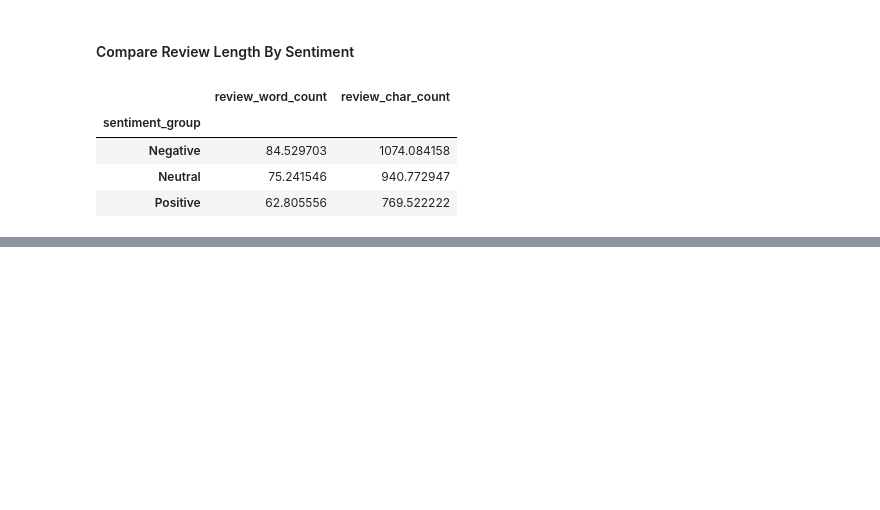
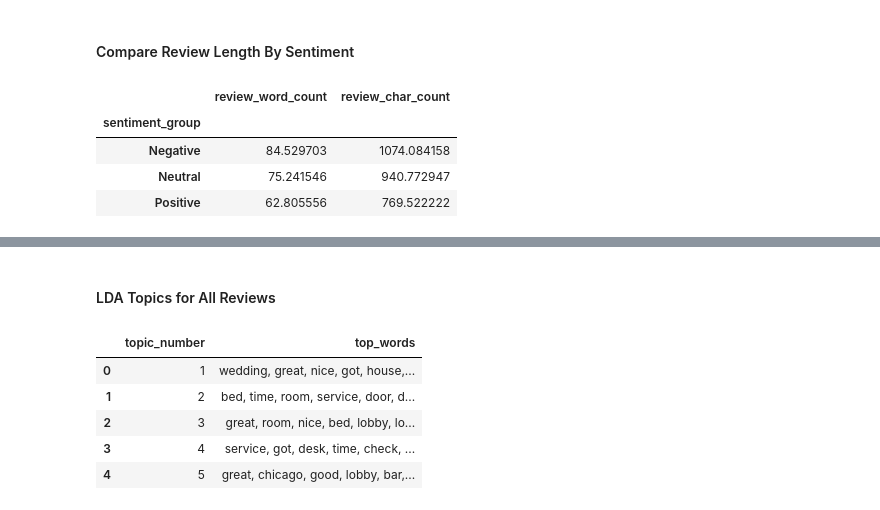
Before and after one commit to jtmcginley123/languageanalytics, a Jupyter notebook: Jackie/data-exploration.ipynb, the cells around one changed output, grey strips where cells are left out. Drawn from its saved outputs; the diff is of its cells as text; code cells hidden in the pictures; blank space fills up the shorter version.

```diff
--- a/Jackie/data-exploration.ipynb
+++ b/Jackie/data-exploration.ipynb
@@ -418,0 +432,53 @@ yelp.groupby("sentiment_group")[["review_word_count", "review_char_count"]].mean
+# %%
+def run_lda_topic_model(text_series, num_topics = 5, num_words = 10):
+    vectorizer = CountVectorizer(
+        max_df = 0.90,
+        min_df = 5,
+        stop_words = "english"
+    )
+
+    X = vectorizer.fit_transform(text_series)
+
+    lda = LatentDirichletAllocation(
+        n_components = num_topics,
+        random_state = 13,
+        learning_method = "batch"
+    )
+
+    lda.fit(X)
+
+    feature_names = vectorizer.get_feature_names_out()
+
+    topics = []
+
+    for topic_num, topic in enumerate(lda.components_):
+        top_word_indices = topic.argsort()[-num_words:][::-1]
+        top_words = [feature_names[i] for i in top_word_indices]
+
+        topics.append({
+            "topic_number": topic_num + 1,
+            "top_words": ", ".join(top_words)
+        })
+
+    topic = pd.DataFrame(topics)
+
+    topicMatrix = lda.transform(X)
+
+    return lda, vectorizer, topic, topicMatrix
+# %% [markdown]
+#### LDA Topics for All Reviews
+# %%
+ldaTotal, vectorizerTotal, topicsTotal, topicsTotalMatrix = run_lda_topic_model(
+    yelp["cleanReview"],
+    num_topics = 5,
+    num_words = 12
+)
+
+topicsTotal
+# %% [output]
+|  | topic_number | top_words |
+| 0 | 1 | wedding, great, nice, got, house,... |
+| 1 | 2 | bed, time, room, service, door, d... |
+| 2 | 3 | great, room, nice, bed, lobby, lo... |
+| 3 | 4 | service, got, desk, time, check, ... |
+| 4 | 5 | great, chicago, good, lobby, bar,... |
```
Also changed, not shown: parts of 7 cells of this notebook.
